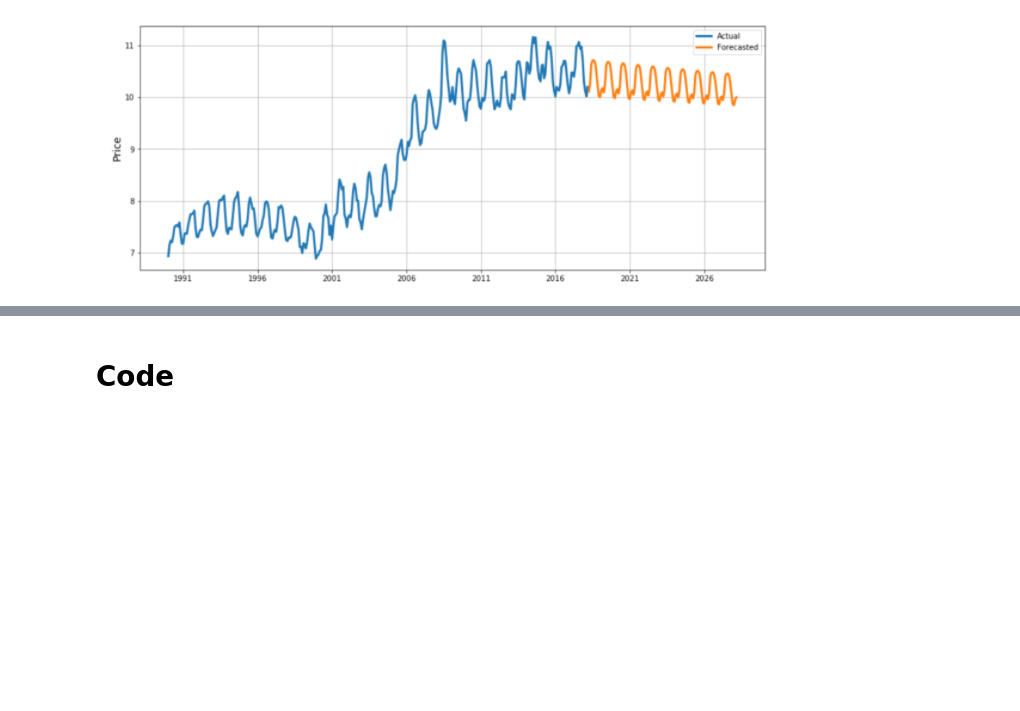
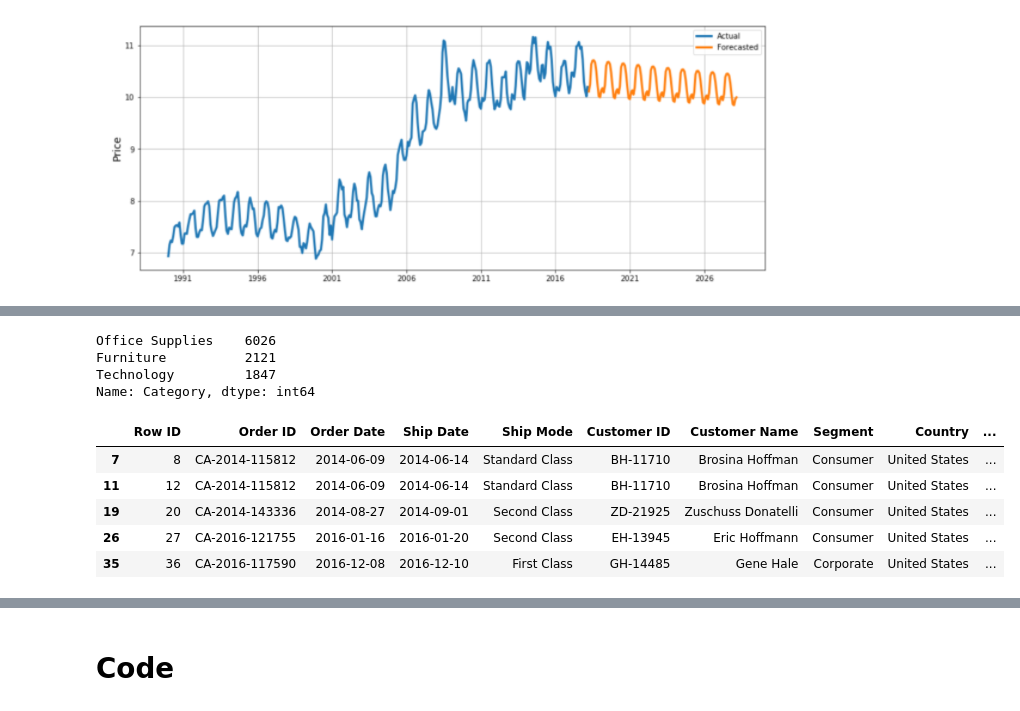
Before and after one commit to luciogutierrez/iron-hack, a Jupyter notebook: 2-module/17-tendencia-temporal/Series_de_tiempo_clase.ipynb, the cells around one changed output, grey strips where cells are left out. Saved outputs shown, nothing was run; the diff lists cells and outputs as text; code cells hidden in the pictures; blank space fills up the shorter version.

```diff
--- a/2-module/17-tendencia-temporal/Series_de_tiempo_clase.ipynb
+++ b/2-module/17-tendencia-temporal/Series_de_tiempo_clase.ipynb
@@ -68,0 +109,17 @@ Parametros estacionales SARIMA \\
+# %%
+df.Category.value_counts()
+# %% [output]
+Office Supplies    6026
+Furniture          2121
+Technology         1847
+Name: Category, dtype: int64
+# %%
+tech = df.loc[df.Category=='Technology']
+tech.head()
+# %% [output]
+|  | Row ID | Order ID | Order Date | Ship Date | Ship Mode | Customer ID | Customer Name | Segment | Country | ... |
+| 7 | 8 | CA-2014-115812 | 2014-06-09 | 2014-06-14 | Standard Class | BH-11710 | Brosina Hoffman | Consumer | United States | ... |
+| 11 | 12 | CA-2014-115812 | 2014-06-09 | 2014-06-14 | Standard Class | BH-11710 | Brosina Hoffman | Consumer | United States | ... |
+| 19 | 20 | CA-2014-143336 | 2014-08-27 | 2014-09-01 | Second Class | ZD-21925 | Zuschuss Donatelli | Consumer | United States | ... |
+| 26 | 27 | CA-2016-121755 | 2016-01-16 | 2016-01-20 | Second Class | EH-13945 | Eric Hoffmann | Consumer | United States | ... |
+| 35 | 36 | CA-2016-117590 | 2016-12-08 | 2016-12-10 | First Class | GH-14485 | Gene Hale | Corporate | United States | ... |
```
Also changed, not shown: parts of 39 cells of this notebook, 8 other files.
